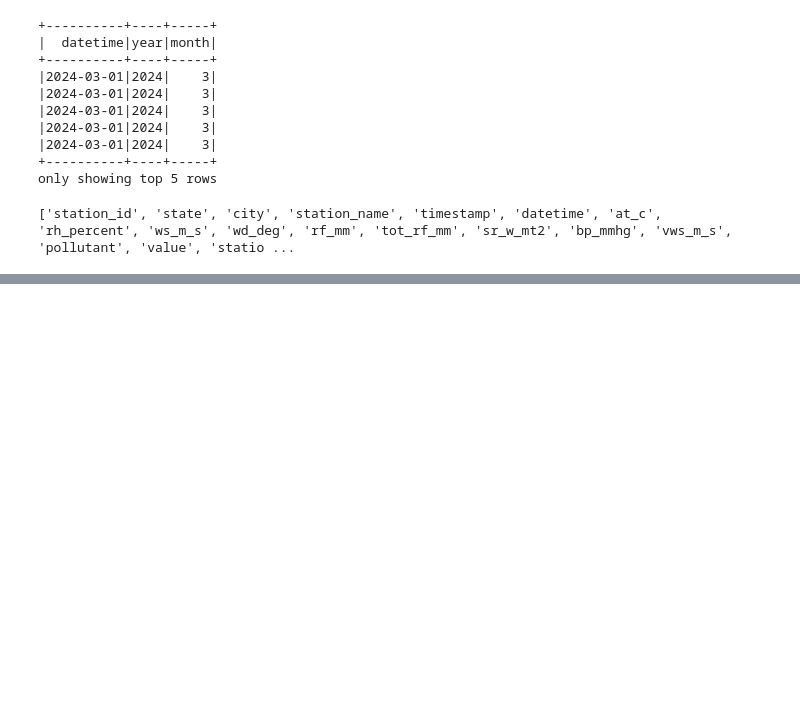
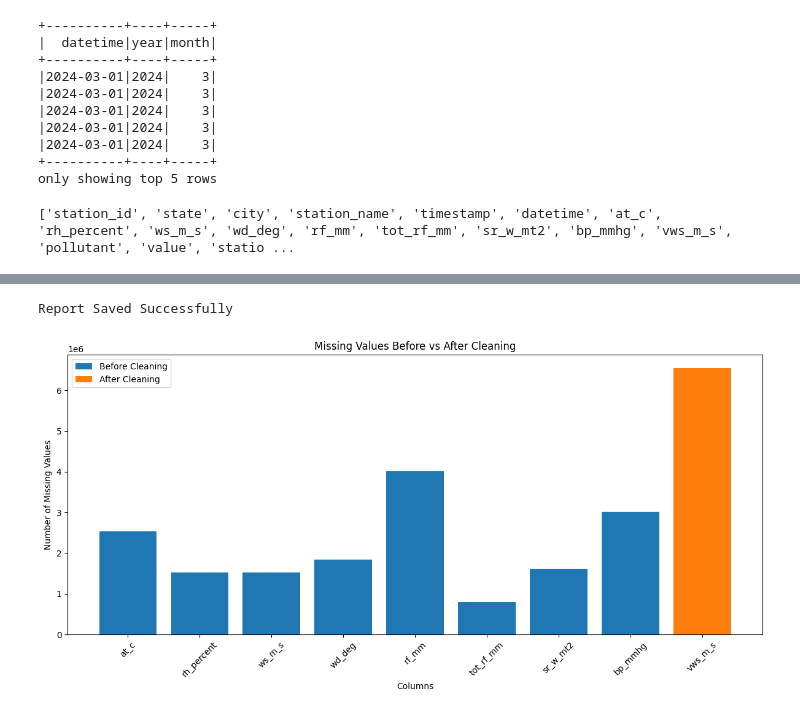
Before and after one commit to anubhavkumar-iit/DATA-ENGINEERING-PROJECT, a Jupyter notebook: DEM_Project_Milestone3 haha/notebooks/Team5_Milestone3_Batch_Transformation.ipynb, the cells around one changed output, grey strips where cells are left out. Saved outputs shown, nothing was run; the diff lists cells and outputs as text; code cells hidden in the pictures; blank space fills up the shorter version.

Commit message:
Add data quality improvement analysis and reports

```diff
--- a/DEM_Project_Milestone3 haha/notebooks/Team5_Milestone3_Batch_Transformation.ipynb
+++ b/DEM_Project_Milestone3 haha/notebooks/Team5_Milestone3_Batch_Transformation.ipynb
@@ -251,0 +309,38 @@ print(clean_df.columns)
+# %%
+quality_report.to_csv(
+    "before_after_quality_report.csv",
+    index=False
+)
+
+print("Report Saved Successfully")
+# %% [output]
+Report Saved Successfully
+# %%
+import matplotlib.pyplot as plt
+
+plt.figure(figsize=(12,6))
+
+x = quality_report["Column"]
+
+plt.bar(
+    x,
+    quality_report["Missing_Before"],
+    label="Before Cleaning"
+)
+
+plt.bar(
+    x,
+    quality_report["Missing_After"],
+    label="After Cleaning"
+)
+
+plt.title("Missing Values Before vs After Cleaning")
+plt.xlabel("Columns")
+plt.ylabel("Number of Missing Values")
+plt.xticks(rotation=45)
+plt.legend()
+
+plt.tight_layout()
+plt.show()
+# %% [output]
+[figure, added]
```
Also changed, not shown: parts of 3 cells of this notebook, 1 other file.
